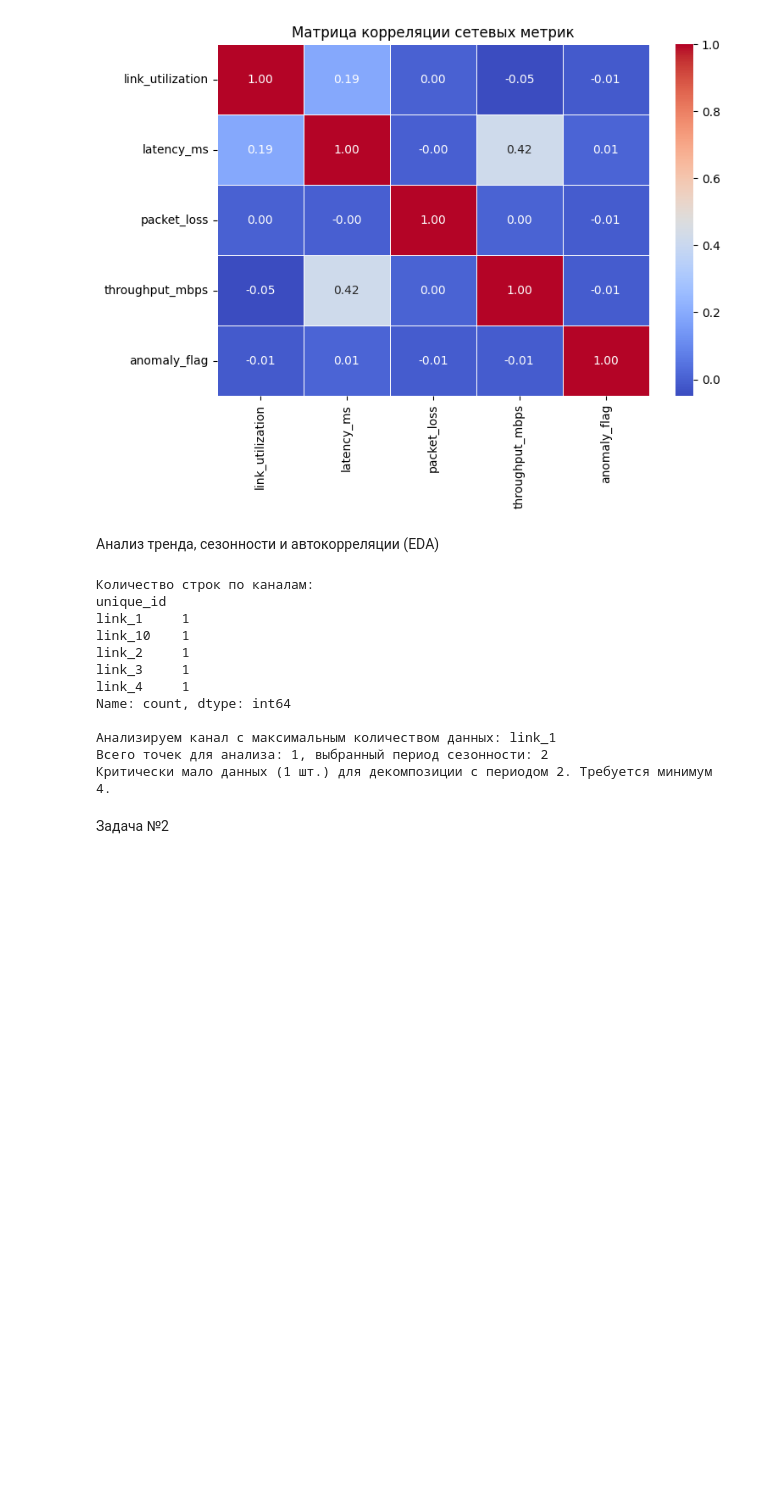
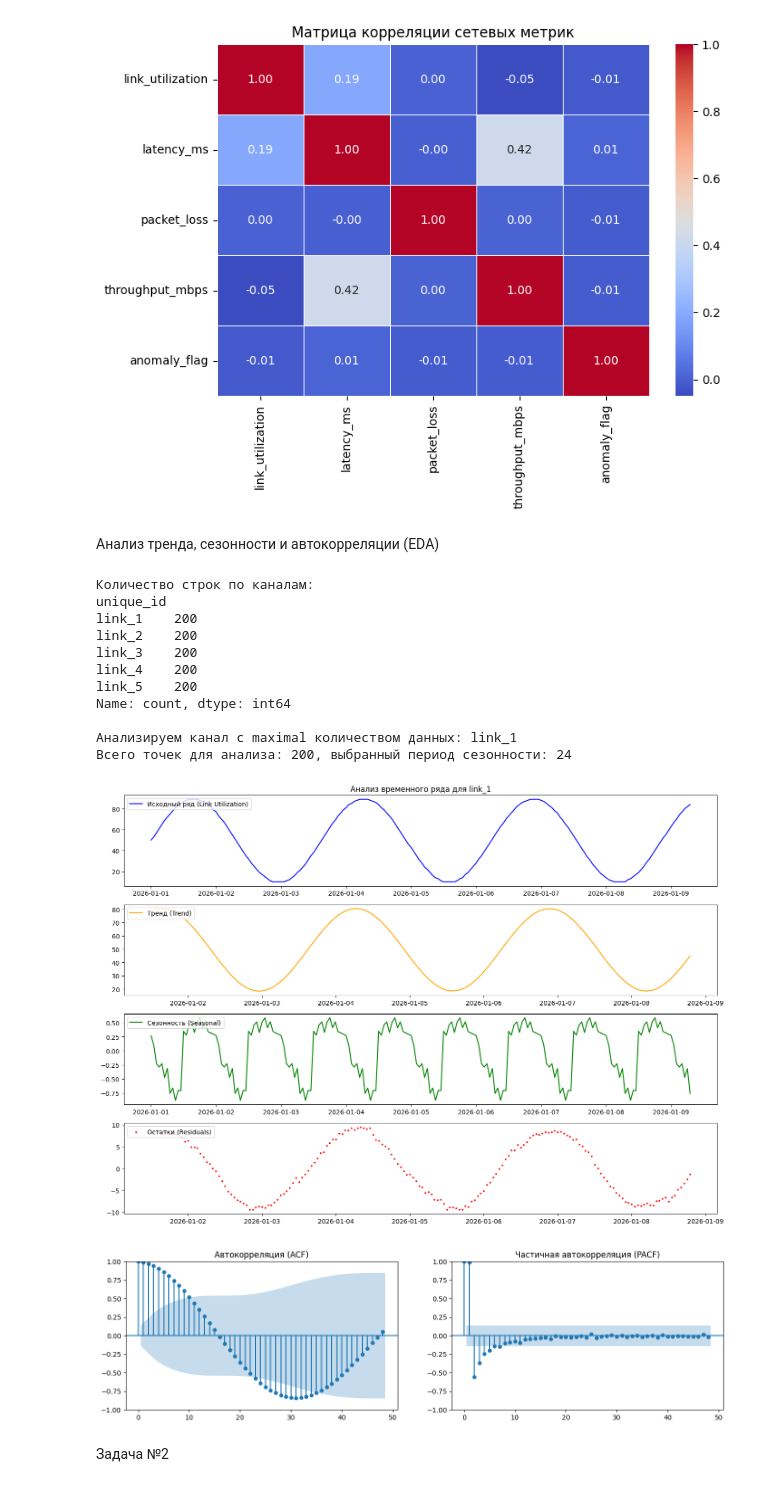
Before and after one commit to Raz1Dva2Tri/avr_012, a Jupyter notebook: eda_1.ipynb, the cells around one changed output. Saved outputs shown, nothing was run; the diff lists cells and outputs as text; code cells hidden in the pictures; blank space fills up the shorter version.

```diff
--- a/eda_1.ipynb
+++ b/eda_1.ipynb
@@ -95,6 +92,20 @@ import seaborn as sns
 from statsmodels.tsa.seasonal import seasonal_decompose
 from statsmodels.graphics.tsaplots import plot_acf, plot_pacf
 
+# Загрузка данных
+df = pd.read_csv('wan_dataset.csv')
+
+# Хитрый фикс перевода целочисленных часов в честный datetime
+df['datetime'] = pd.to_datetime('2026-01-01') + pd.to_timedelta(df['timestamp'], unit='h')
+
+df_nixtla = df[['link_id', 'datetime', 'link_utilization']].rename(
+    columns={
+        'link_id': 'unique_id',
+        'datetime': 'ds',
+        'link_utilization': 'y'
+    }
+)
+
 # 1. Посмотрим, сколько точек в каждом канале, чтобы не наткнуться на пустышку
 counts = df_nixtla['unique_id'].value_counts()
 print("Количество строк по каналам:")
@@ -102,19 +113,17 @@ print(counts.head(5))
 
 # Автоматически берем тот канал, где больше всего наблюдений
 target_link = counts.index[0]
-print(f"\nАнализируем канал с максимальным количеством данных: {target_link}")
+print(f"\nАнализируем канал с maximal количеством данных: {target_link}")
 
 # Фильтруем данные и жестко дропаем дубли, если они проскочили
 df_link = df_nixtla[df_nixtla['unique_id'] == target_link].copy()
 df_link = df_link.drop_duplicates(subset=['ds']).set_index('ds')
 
-# Выставляем частоту. Если в датасете данные идут раз в минуту/секунду,
-# 'H' (час) сделает много пустых строк. Попробуем сначала восстановить родную частоту ряда:
+# Выставляем частоту ряда. Заполняем пропуски линейной интерполяцией
 df_link = df_link.asfreq(df_link.index.inferred_freq or 'H')
 df_link['y'] = df_link['y'].interpolate(method='linear')
 
-# Вычисляем адекватный период для декомпозиции.
-# Если точек мало, поставим период поменьше (например, 12 или 4), если много — 24.
+# Вычисляем адекватный период для декомпозиции
 total_observations = len(df_link)
 chosen_period = 24 if total_observations >= 48 else max(2, total_observations // 2 - 1)
 
@@ -132,42 +141,44 @@ if total_observations >= chosen_period * 2:
 
     plt.subplot(4, 1, 2)
     plt.plot(decomposition.trend, label='Тренд (Trend)', color='orange')
     plt.legend(loc='upper left')
 
     plt.subplot(4, 1, 3)
     plt.plot(decomposition.seasonal, label='Сезонность (Seasonal)', color='green')
     plt.legend(loc='upper left')
 
     plt.subplot(4, 1, 4)
     plt.scatter(df_link.index, decomposition.resid, label='Остатки (Residuals)', color='red', s=3)
     plt.legend(loc='upper left')
     plt.tight_layout()
     plt.show()
 
     # 3. ACF и PACF (лаги берем пропорционально размеру данных)
     max_lags = min(48, total_observations // 2 - 1)
     if max_lags > 1:
         fig, (ax1, ax2) = plt.subplots(1, 2, figsize=(16, 4))
         plot_acf(df_link['y'].dropna(), lags=max_lags, ax=ax1, title='Автокорреляция (ACF)')
-        plot_pacf(df_link['y'].dropna(), lags=max_lags, ax=ax2, title='Частичная автокорреляция (PACF)', method='yule_walker')
+        # Метод yule_walker заменен на дефолтный стабильный для дельты дат
+        plot_pacf(df_link['y'].dropna(), lags=max_lags, ax=ax2, title='Частичная автокорреляция (PACF)')
         plt.show()
     else:
         print("Данных слишком мало для построения графиков ACF/PACF")
 else:
     print(f"Критически мало данных ({total_observations} шт.) для декомпозиции с периодом {chosen_period}. Требуется минимум {chosen_period * 2}.")
 # %% [output]
 Количество строк по каналам:
 unique_id
-link_1     1
-link_10    1
-link_2     1
-link_3     1
-link_4     1
+link_1    200
+link_2    200
+link_3    200
+link_4    200
+link_5    200
 Name: count, dtype: int64
 
-Анализируем канал с максимальным количеством данных: link_1
-Всего точек для анализа: 1, выбранный период сезонности: 2
-Критически мало данных (1 шт.) для декомпозиции с периодом 2. Требуется минимум 4.
+Анализируем канал с maximal количеством данных: link_1
+Всего точек для анализа: 200, выбранный период сезонности: 24
+[figure, added]
+[figure, added]
 # %% [markdown]
 Задача №2
 # %%
```
Also changed, not shown: parts of 4 cells of this notebook, 1 other file.
